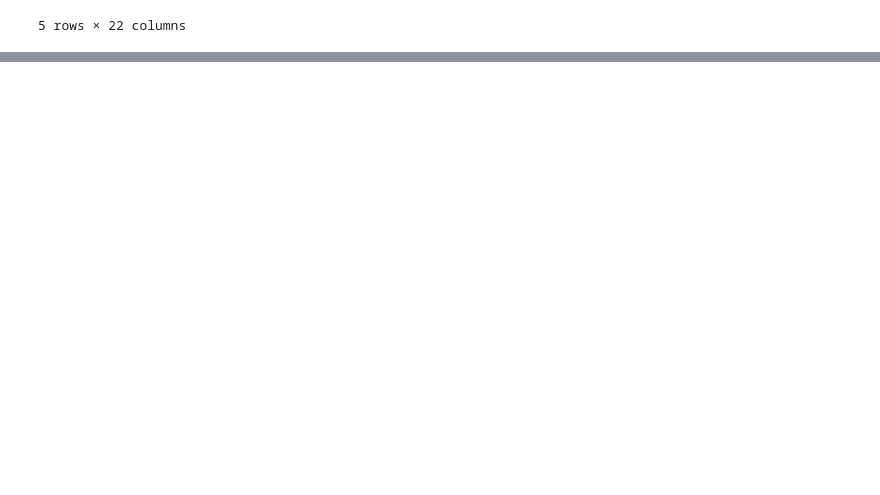
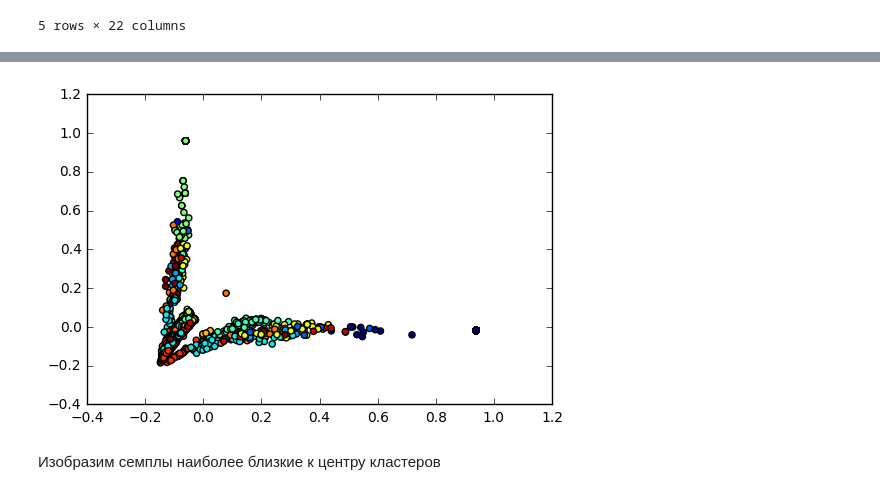
Before and after one commit to ilivans/mipt-nlp, a Jupyter notebook: task2/task2.ipynb, the cells around one changed output, grey strips where cells are left out. Saved outputs shown, nothing was run; the diff lists cells and outputs as text; code cells hidden in the pictures; blank space fills up the shorter version.

```diff
--- a/task2/task2.ipynb
+++ b/task2/task2.ipynb
@@ -128,0 +71,5 @@ plt.show()
+# %%
+X_new = map(lambda x: '\n'.join(filter(not_extra_line, x.split('\n'))), X)
+for i in np.random.randint(1,X.shape[0], 10):
+    x = X_new[i]
+    print x, '\n'
@@ -128,0 +96,8 @@ plt.show()
+# %%
+from nltk.tokenize import RegexpTokenizer
+import re
+tokenizer = RegexpTokenizer('[a-zA-Z]+')
+X_new = map(lambda x: ' '.join(tokenizer.tokenize(x)), X_new)
+for i in np.random.randint(1,X.shape[0], 10):
+    x = X_new[i]
+    print x, '\n'
@@ -128,0 +150,5 @@ plt.show()
+# %%
+%%time
+vect = TfidfVectorizer(max_features=2000, min_df=50, max_df=0.5, binary=True)
+# vect = CountVectorizer(max_features=2000, min_df=50, max_df=0.5, binary=True)
+X_vectorized = np.array(vect.fit_transform(X_new).todense())
@@ -128,0 +158,6 @@ plt.show()
+# %%
+%%time
+kmeans = KMeans(n_clusters=15)
+y = kmeans.fit_predict(X_vectorized)
+# %time y = DBSCAN(eps=0.4, min_samples=50, metric='cosine', algorithm='brute').fit_predict(X_vectorized)
+# %time y = AgglomerativeClustering(n_clusters=10).fit_predict(X_vectorized)
@@ -128,0 +193,7 @@ plt.show()
+# %%
+plt.scatter(X2[:, 0], X2[:, 1], c=y)
+plt.show()
+# %% [output]
+[figure, added]
+# %% [markdown]
+Изобразим семплы наиболее близкие к центру кластеров
```
Also changed, not shown: parts of 46 cells of this notebook, 1 other file.
